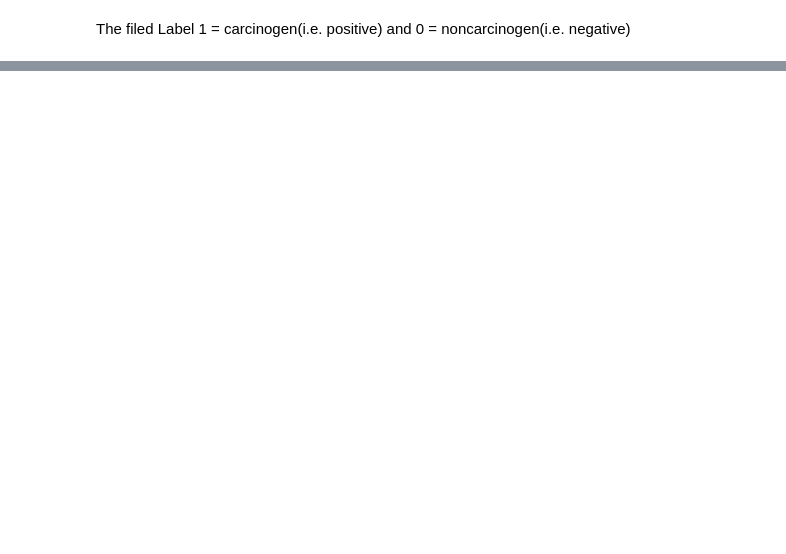
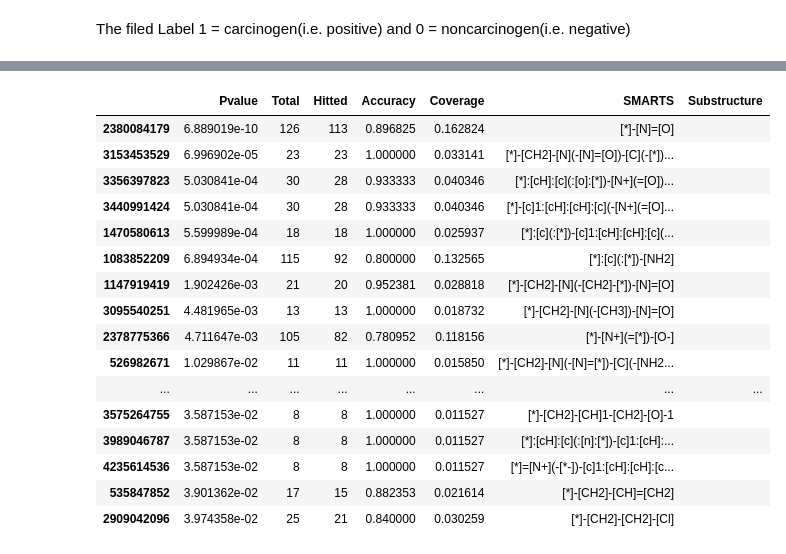
Before and after one commit to kotori-y/pySmash, a Jupyter notebook: tutorial/smash_tutorial.ipynb, the cells around one changed output, grey strips where cells are left out. Drawn from its saved outputs; the diff is of its cells as text; code cells hidden in the pictures; blank space fills up the shorter version.

```diff
--- a/tutorial/smash_tutorial.ipynb
+++ b/tutorial/smash_tutorial.ipynb
@@ -344,3 +62,0 @@ The <code>fit</code> method could accept eight parameters:
-# %%
-cirLearner.fit(mols, labels, aimLabel=1,
-               pCutoff=0.05, accCutoff=0.7)
@@ -417,0 +135,2 @@ array([0, 0, 0, 0, 0, 0, 0, 0, 0, 0, 0, 0, 0, 0, 0, 0, 0, 0, 0, 0, 0, 0,
+# %%
+sigCirPvalue, sigCirMatrix = cirLearner.fit(mols, labels)
@@ -417,0 +158,21 @@ array([0, 0, 0, 0, 0, 0, 0, 0, 0, 0, 0, 0, 0, 0, 0, 0, 0, 0, 0, 0, 0, 0,
+# %%
+# sigPvalue should be transformed to .HTML for save or (and) displsy
+IPython.display.HTML(sigCirPvalue.to_html(escape=False))
+# %% [output]
+|  | Pvalue | Total | Hitted | Accuracy | Coverage | SMARTS | Substructure |
+| 2380084179 | 6.889019e-10 | 126 | 113 | 0.896825 | 0.162824 | [*]-[N]=[O] |  |
+| 3153453529 | 6.996902e-05 | 23 | 23 | 1.000000 | 0.033141 | [*]-[CH2]-[N](-[N]=[O])-[C](-[*])... |  |
+| 3356397823 | 5.030841e-04 | 30 | 28 | 0.933333 | 0.040346 | [*]:[cH]:[c](:[o]:[*])-[N+](=[O])... |  |
+| 3440991424 | 5.030841e-04 | 30 | 28 | 0.933333 | 0.040346 | [*]-[c]1:[cH]:[cH]:[c](-[N+](=[O]... |  |
+| 1470580613 | 5.599989e-04 | 18 | 18 | 1.000000 | 0.025937 | [*]:[c](:[*])-[c]1:[cH]:[cH]:[c](... |  |
+| 1083852209 | 6.894934e-04 | 115 | 92 | 0.800000 | 0.132565 | [*]:[c](:[*])-[NH2] |  |
+| 1147919419 | 1.902426e-03 | 21 | 20 | 0.952381 | 0.028818 | [*]-[CH2]-[N](-[CH2]-[*])-[N]=[O] |  |
+| 3095540251 | 4.481965e-03 | 13 | 13 | 1.000000 | 0.018732 | [*]-[CH2]-[N](-[CH3])-[N]=[O] |  |
+| 2378775366 | 4.711647e-03 | 105 | 82 | 0.780952 | 0.118156 | [*]-[N+](=[*])-[O-] |  |
+| 526982671 | 1.029867e-02 | 11 | 11 | 1.000000 | 0.015850 | [*]-[CH2]-[N](-[N]=[*])-[C](-[NH2... |  |
+| ... | ... | ... | ... | ... | ... | ... | ... |
+| 3575264755 | 3.587153e-02 | 8 | 8 | 1.000000 | 0.011527 | [*]-[CH2]-[CH]1-[CH2]-[O]-1 |  |
+| 3989046787 | 3.587153e-02 | 8 | 8 | 1.000000 | 0.011527 | [*]:[cH]:[c](:[n]:[*])-[c]1:[cH]:... |  |
+| 4235614536 | 3.587153e-02 | 8 | 8 | 1.000000 | 0.011527 | [*]=[N+](-[*-])-[c]1:[cH]:[cH]:[c... |  |
+| 535847852 | 3.901362e-02 | 17 | 15 | 0.882353 | 0.021614 | [*]-[CH2]-[CH]=[CH2] |  |
+| 2909042096 | 3.974358e-02 | 25 | 21 | 0.840000 | 0.030259 | [*]-[CH2]-[CH2]-[Cl] |  |
```
Also changed, not shown: parts of 88 cells of this notebook, 9 other files.
